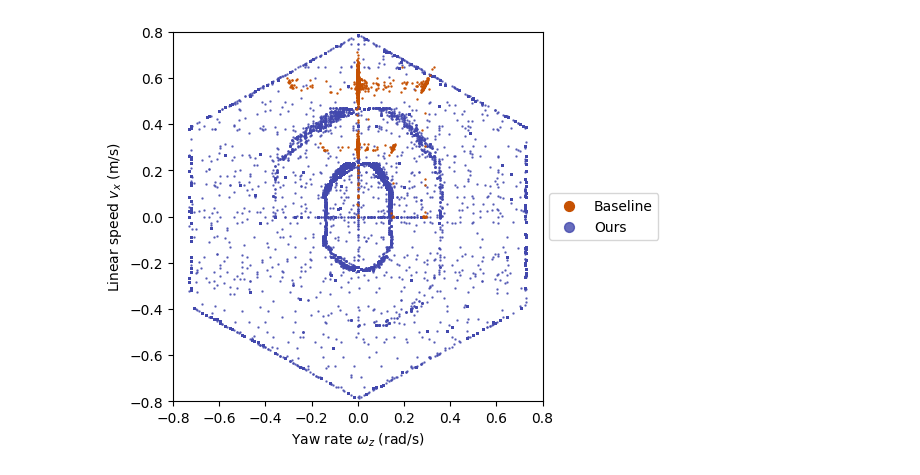
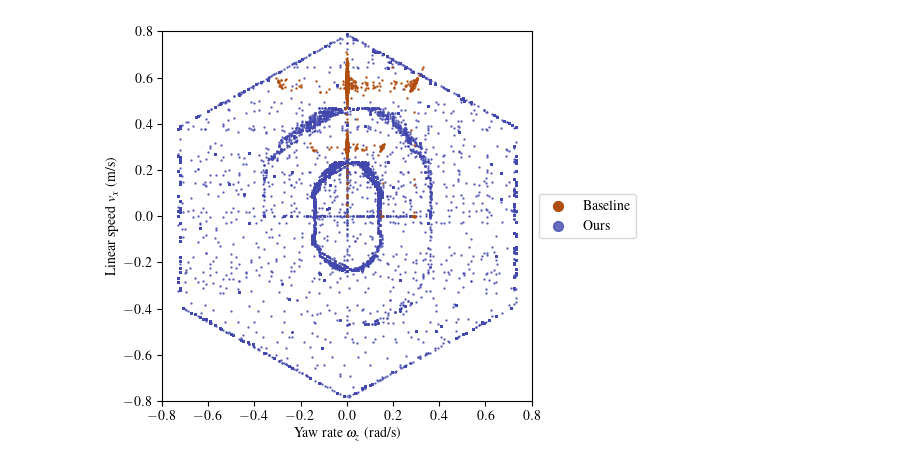
Before and after one commit to norlab-ulaval/BorealTC, a Jupyter notebook: analysis/dataset-stats.ipynb, the cells around one changed output. Saved outputs shown, nothing was run; the diff lists cells and outputs as text; code cells hidden in the pictures.

```diff
--- a/analysis/dataset-stats.ipynb
+++ b/analysis/dataset-stats.ipynb
@@ -14,6 +14,11 @@ husky_data = cwd / "norlab-data"
 vulpi_data = cwd / "data"
 figs_path = cwd / "analysis" / "figs"
 figs_path.mkdir(parents=True, exist_ok=True)
+
+COLORS = {
+    "base": PLOTCOLORS["dirt road"],
+    "ours": PLOTCOLORS["concrete"],
+}
 # %%
 # Define channels
 columns = {
@@ -46,64 +51,40 @@ vulpi_pro = vulpi_dfs["pro"].copy()
 husky_pro["vx"], husky_pro["wz"] = transforms.unicycle_model(husky_pro)
 vulpi_pro["vx"], vulpi_pro["wz"] = transforms.unicycle_model(vulpi_pro)
 # %%
+plt.rc("font", family="serif", serif="Times")
+plt.rc("text", usetex=True)
+
 fig, ax = plt.subplots()
-# for terr in husky_pro.terrain.unique():
-#     terrdat = husky_pro[husky_pro.terrain == terr]
-#     terrn = terr.lower().replace("_", " ")
-#     ax.scatter(
-#         terrdat.wz,
-#         terrdat.vx,
-#         c="g",
-#         s=0.4,
-#         # label=terrn,
-#         # c=PLOTCOLORS[terrn],
-#         # alpha=1,
-#     )
-# for terr in vulpi_pro.terrain.unique():
-#     terrdat = vulpi_pro[vulpi_pro.terrain == terr]
-#     terrn = terr.lower().replace("_", " ")
-#     ax.scatter(
-#         terrdat.wz,
-#         terrdat.vx,
-#         c="b",
-#         s=0.4,
-#         # label=terrn,
-#         # c=PLOTCOLORS[terrn],
-#         # alpha=1,
-#     )
 ax.scatter(
     vulpi_pro.wz,
     vulpi_pro.vx,
-    c=PLOTCOLORS["sandy loam"],
+    c=COLORS["base"],
     s=0.5,
     alpha=1,
     label="Baseline",
-    zorder=5
+    zorder=5,
 )
 ax.scatter(
     husky_pro.wz,
     husky_pro.vx,
-    c=PLOTCOLORS["concrete"],
+    c=COLORS["ours"],
     s=0.5,
     alpha=0.8,
     label="Ours",
-    zorder=-1
+    zorder=-1,
 )
 
 ax.legend(loc="center left", bbox_to_anchor=(1, 0.5), markerscale=10)
 
 ax.set_xlabel("Yaw rate $\omega_z$ (rad/s)")
 ax.set_ylabel("Linear speed $v_x$ (m/s)")
 
 ax.set_aspect("equal")
 ax.set_xlim((-0.8, 0.8))
 ax.set_ylim((-0.8, 0.8))
 # ax.set_xlim((-0.05, 0.8))
 # ax.set_ylim((-0.05, 0.8))
 
-ax.get_legend_handles_labels()
-ax.get_legend()
-
 fig.savefig(figs_path / "speeds.pdf", bbox_inches="tight")
 # %% [output]
-[figure, old version]
+[figure, new version]
```
Also changed, not shown: parts of 5 cells of this notebook, 1 other file.
